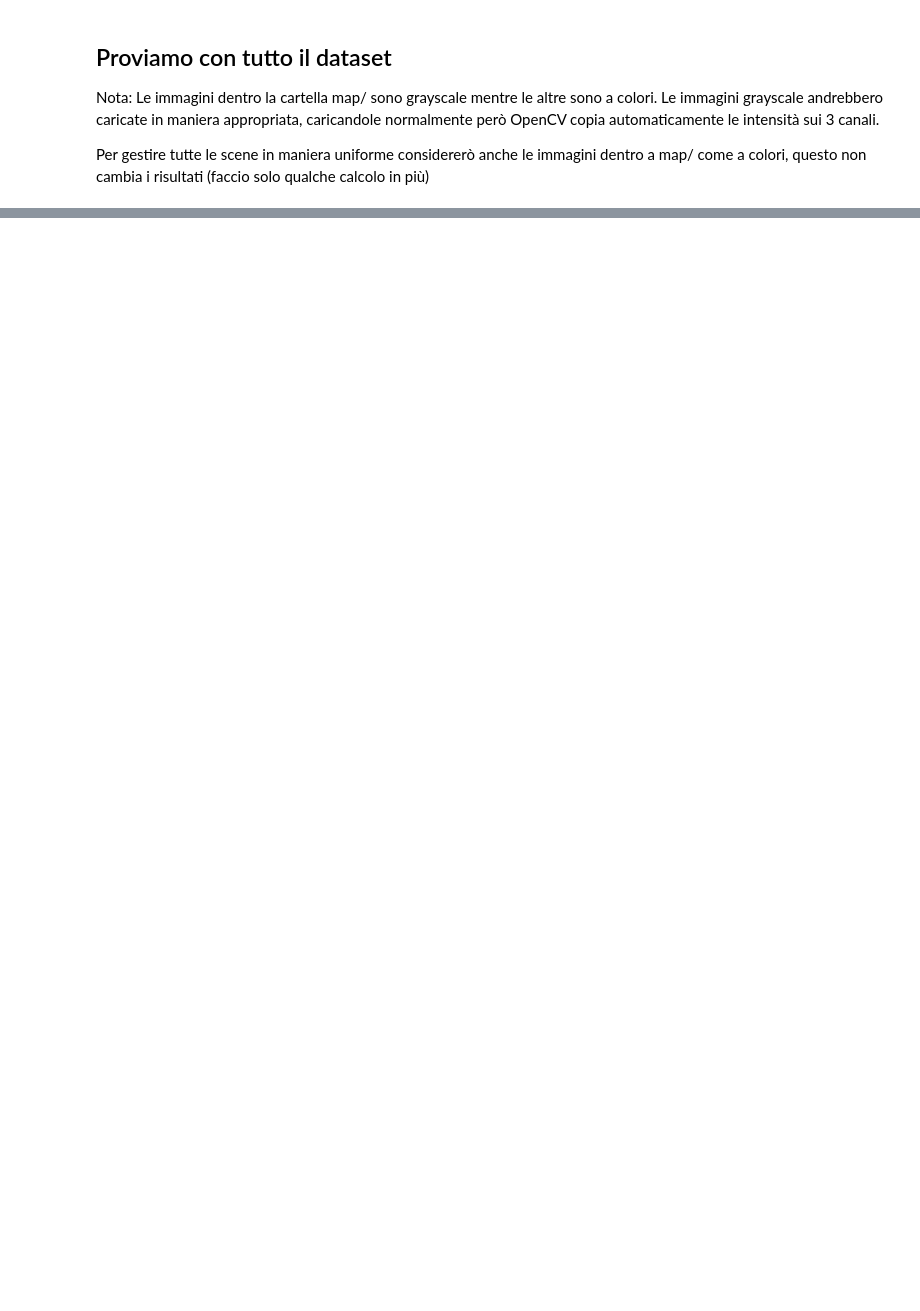
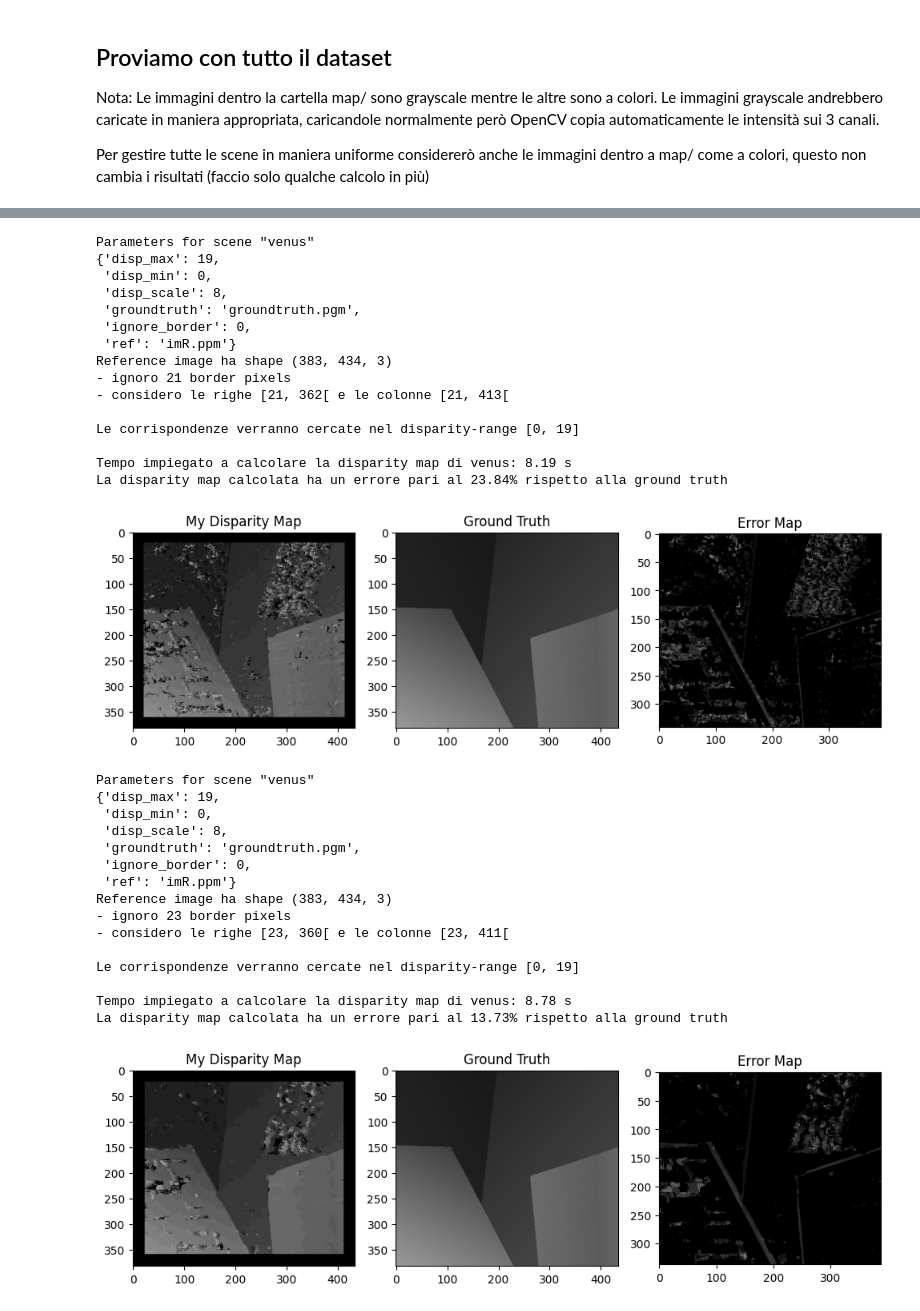
Before and after one commit to koltrakak-learning-repos/CV_learning_repo, a Jupyter notebook: progetto/progetto.ipynb, the cells around one changed output, grey strips where cells are left out. Saved outputs shown, nothing was run; the diff lists cells and outputs as text; code cells hidden in the pictures; blank space fills up the shorter version.

```diff
--- a/progetto/progetto.ipynb
+++ b/progetto/progetto.ipynb
@@ -295,33 +293,3 @@ La disparity map calcolata ha un errore pari al 17.72% rispetto alla ground trut
 Nota: Le immagini dentro la cartella map/ sono grayscale mentre le altre sono a colori. Le immagini grayscale andrebbero caricate in maniera appropriata, caricandole normalmente però OpenCV copia automaticamente le intensità sui 3 canali.
 
 Per gestire tutte le scene in maniera uniforme considererò anche le immagini dentro a map/ come a colori, questo non cambia i risultati (faccio solo qualche calcolo in più)
-# %%
-def show_stereo_pair(left_image, right_image):
-    plt.subplot(1, 2, 1)
-    plt.title("Left image")
-    plt.imshow(cv2.cvtColor(im_l, cv2.COLOR_BGR2RGB))
-
-    plt.subplot(1, 2, 2)
-    plt.title("Right image")
-    plt.imshow(cv2.cvtColor(im_r, cv2.COLOR_BGR2RGB))
-
-    plt.tight_layout()
-    plt.show()
-
-def show_disparity_map_and_groundtruth(disparity_map, groundtruth, error_map):
-    plt.figure(figsize=(10,8))
-
-    plt.subplot(1, 3, 1)
-    plt.title("My Disparity Map")
-    plt.imshow(disparity_map, cmap="gray", vmin=0, vmax=255)
-
-    plt.subplot(1, 3, 2)
-    plt.title("Ground Truth")
-    plt.imshow(groundtruth, cmap="gray", vmin=0, vmax=255)
-
-    plt.subplot(1, 3, 3)
-    plt.title("Error Map")
-    plt.imshow(error_map, cmap="gray", vmin=0, vmax=255)
-
-    plt.tight_layout()
-    plt.show()
@@ -470,0 +505,39 @@ le mie disparità sono a gradini nel ground truth sono smooth -> disparità subp
+# %%
+path_dataset = base_path + "venus/"
+
+for w in [5, 9, 13, 17]:
+    r = (w-1) // 2
+    compute_and_evaluate_disparity(path_dataset, window_radius=r, show_stereo_img=False)
+# %% [output]
+Parameters for scene "venus"
+{'disp_max': 19,
+ 'disp_min': 0,
+ 'disp_scale': 8,
+ 'groundtruth': 'groundtruth.pgm',
+ 'ignore_border': 0,
+ 'ref': 'imR.ppm'}
+Reference image ha shape (383, 434, 3)
+- ignoro 21 border pixels
+- considero le righe [21, 362[ e le colonne [21, 413[
+
+Le corrispondenze verranno cercate nel disparity-range [0, 19]
+
+Tempo impiegato a calcolare la disparity map di venus: 8.19 s
+La disparity map calcolata ha un errore pari al 23.84% rispetto alla ground truth
+[figure, added]
+Parameters for scene "venus"
+{'disp_max': 19,
+ 'disp_min': 0,
+ 'disp_scale': 8,
+ 'groundtruth': 'groundtruth.pgm',
+ 'ignore_border': 0,
+ 'ref': 'imR.ppm'}
+Reference image ha shape (383, 434, 3)
+- ignoro 23 border pixels
+- considero le righe [23, 360[ e le colonne [23, 411[
+
+Le corrispondenze verranno cercate nel disparity-range [0, 19]
+
+Tempo impiegato a calcolare la disparity map di venus: 8.78 s
+La disparity map calcolata ha un errore pari al 13.73% rispetto alla ground truth
+[figure, added]
```
Also changed, not shown: parts of 23 cells of this notebook.
